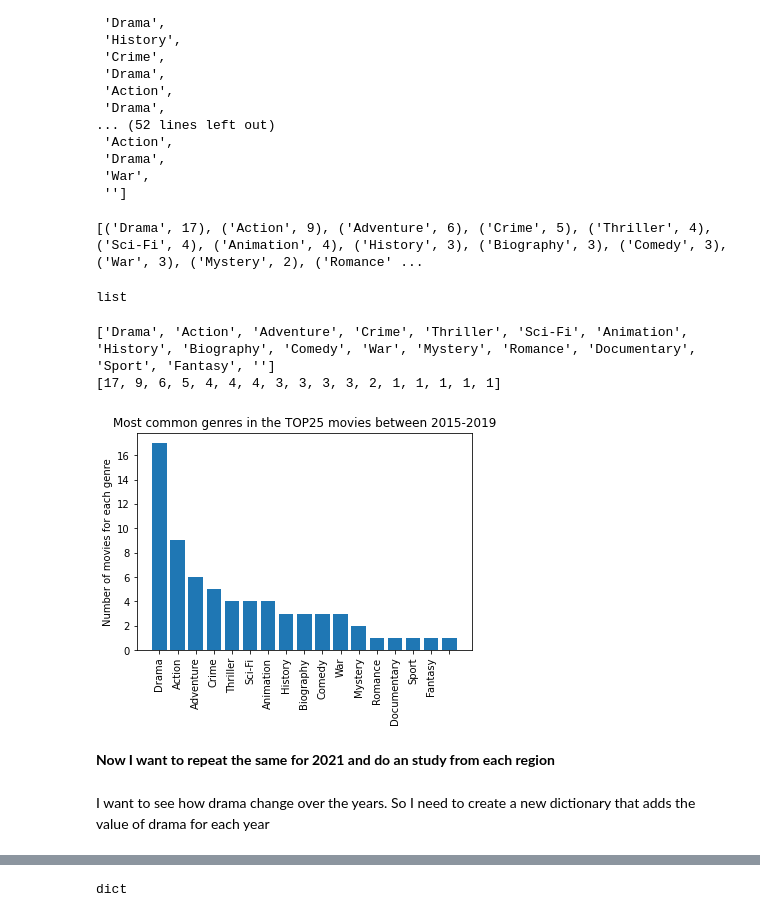
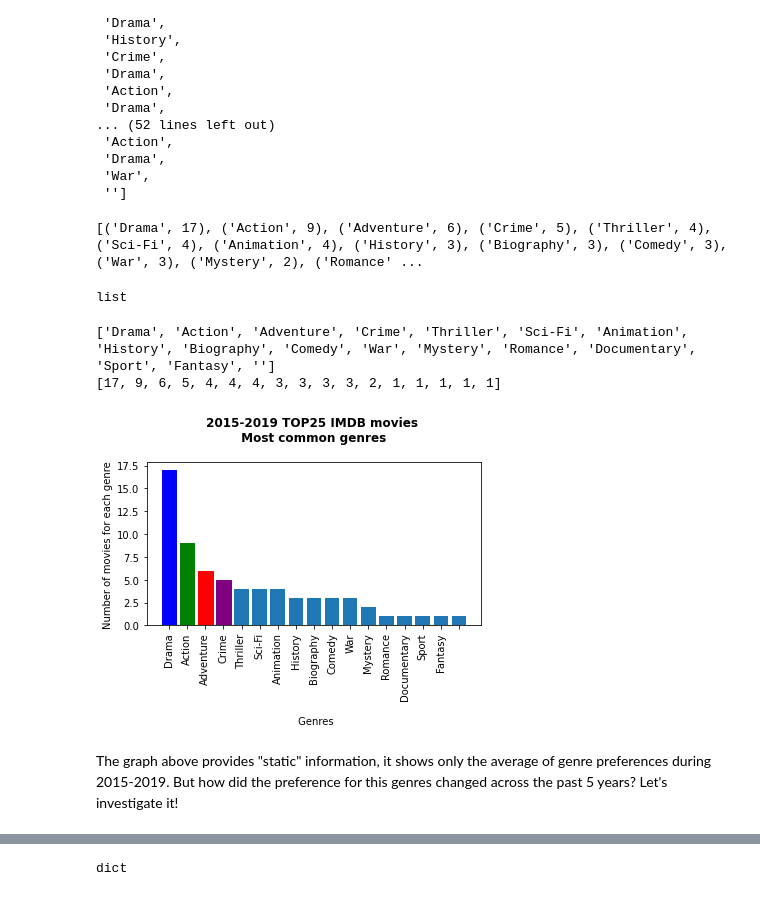
Before and after one commit to arecai/ari_first_attem, a Jupyter notebook: dsc-phase1-project-template.ipynb, the cells around one changed output, grey strips where cells are left out. Saved outputs shown, nothing was run; the diff lists cells and outputs as text; code cells hidden in the pictures.

```diff
--- a/dsc-phase1-project-template.ipynb
+++ b/dsc-phase1-project-template.ipynb
@@ -416,0 +425,11 @@ can we create a list with the different genres?
+# %%
+#We create a box plot with the duration ofthe movie
+imdb_top25 = imdb_top25.rename(columns={'runtime_minutes': 'Duration'})
+
+
+fig, ax = plt.subplots(figsize=(3, 3))
+imdb_top25['Duration'].plot.box()
+ax.set_title('2015-2019 TOP25 IMDB movies \n Average duration \n', fontweight="bold")
+ax.set_ylabel('Minutes')
+plt.text(0.7, 215, 'Median 132 ± 21.195', fontsize = 10)  #this values come from the following action
+ax.set_ylim([50, 250]);
@@ -452,18 +504,24 @@ from collections import Counter
-# %%
-counts = Counter(sent_str).most_common()
-print(counts)
-type(counts)
-# %% [output]
-[('Drama', 17), ('Action', 9), ('Adventure', 6), ('Crime', 5), ('Thriller', 4), ('Sci-Fi', 4), ('Animation', 4), ('History', 3), ('Biography', 3), ('Comedy', 3), ('War', 3), ('Mystery', 2), ('Romance' ...
-list
+# %%
+#now we want to count how many times each genre appears
+
+from collections import Counter
+
+counts_average = Counter(sent_str).most_common()
+print(counts_average)
+type(counts_average)
+# %% [output]
+[('Drama', 17), ('Action', 9), ('Adventure', 6), ('Crime', 5), ('Thriller', 4), ('Sci-Fi', 4), ('Animation', 4), ('History', 3), ('Biography', 3), ('Comedy', 3), ('War', 3), ('Mystery', 2), ('Romance' ...
+list
 # %%
+#As we want to ilustrate this data, we will create one list for the names of the genres, and one list with the values
+
 names = []
-for x in counts:
+for x in counts_average:
     names.append(x[0])
 
 
 values = []
-for x in counts:
+for x in counts_average:
     values.append(x[1])
 
 print(names)
@@ -472,12 +530,21 @@ print(values)
 ['Drama', 'Action', 'Adventure', 'Crime', 'Thriller', 'Sci-Fi', 'Animation', 'History', 'Biography', 'Comedy', 'War', 'Mystery', 'Romance', 'Documentary', 'Sport', 'Fantasy', '']
 [17, 9, 6, 5, 4, 4, 4, 3, 3, 3, 3, 2, 1, 1, 1, 1, 1]
 # %%
-fig, ax = plt.subplots()
-plt.bar(range(len(counts)), values, tick_label=names)
+#now we can plot both lists, names and values
+
+fig, ax = plt.subplots(figsize=(6, 3))
+barlist=plt.bar(range(len(counts)), values, tick_label=names)
 plt.xticks(rotation=90)
 ax.set_ylabel('Number of movies for each genre')
-ax.set_title('Most common genres in the TOP25 movies between 2015-2019')
+ax.set_xlabel('\n Genres')
+ax.set_title('2015-2019 TOP25 IMDB movies \n Most common genres \n', fontweight="bold")
+barlist[0].set_color('blue')
+barlist[1].set_color('green')
+barlist[2].set_color('red')
+barlist[3].set_color('purple')
 plt.show()
 # %% [output]
-[figure, old version]
+[figure, new version]
+# %% [markdown]
+The graph above provides "static" information, it shows only the average of genre preferences during 2015-2019. But how did the preference for this genres changed across the past 5 years? Let's investigate it!
 # %%
@@ -484,5 +554,3 @@ plt.show()
 def Convert(lst):
     res_dct = {lst[i][0]: lst[i][1] for i in range(0, len(lst), 2)}
     return res_dct
-# %% [markdown]
-**Now I want to repeat the same for 2021 and do an study from each region**
@@ -491,2 +556,0 @@ counts_dict=(Convert(counts))
-# %% [markdown]
-I want to see how drama change over the years. So I need to create a new dictionary that adds the value of drama for each year
```
Also changed, not shown: parts of 81 cells of this notebook.
